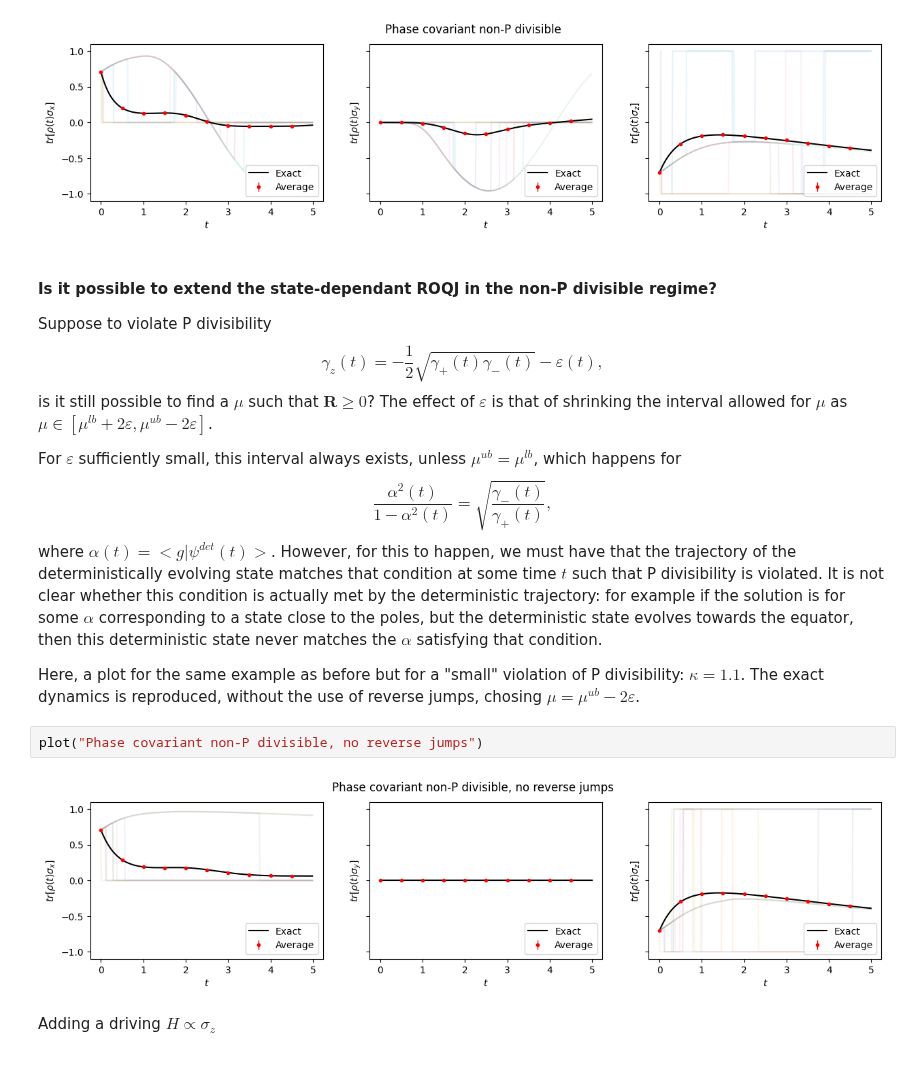
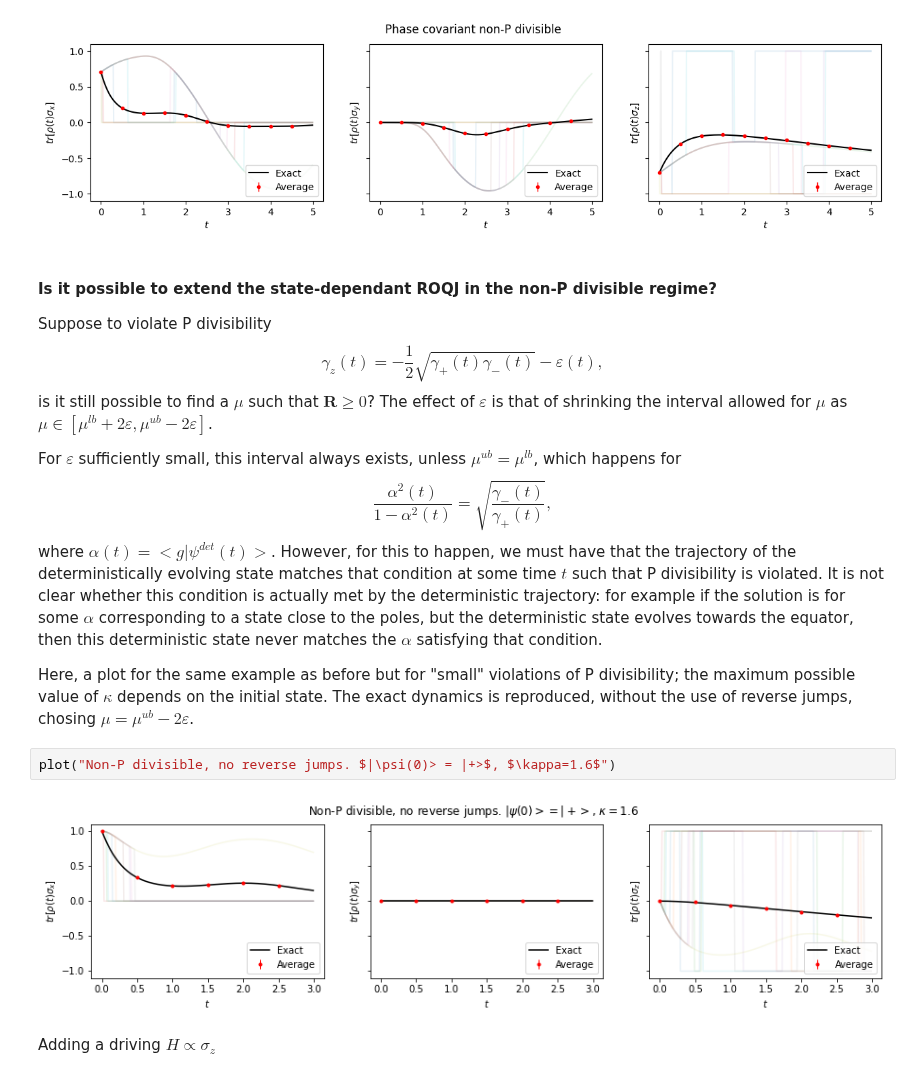
Before and after one commit to federicoSettimo/ROQJ, a Jupyter notebook: Examples/Phase covariant.ipynb, the cells around one changed output. Saved outputs shown, nothing was run; the diff lists cells and outputs as text.

```diff
--- a/Examples/Phase covariant.ipynb
+++ b/Examples/Phase covariant.ipynb
@@ -244,10 +244,11 @@ where $\alpha(t) = <g|\psi^{det}(t)>$.
 However, for this to happen, we must have that the trajectory of the deterministically evolving state matches that condition at some time $t$ such that P divisibility is violated.
 It is not clear whether this condition is actually met by the deterministic trajectory: for example if the solution is for some $\alpha$ corresponding to a state close to the poles, but the deterministic state evolves towards the equator, then this deterministic state never matches the $\alpha$ satisfying that condition.
 
-Here, a plot for the same example as before but for a "small" violation of P divisibility: $\kappa=1.1$. The exact dynamics is reproduced, without the use of reverse jumps, chosing $\mu = \mu^{ub}-2\varepsilon$.
+Here, a plot for the same example as before but for "small" violations of P divisibility; the maximum possible value of $\kappa$ depends on the initial state.
+The exact dynamics is reproduced, without the use of reverse jumps, chosing $\mu = \mu^{ub}-2\varepsilon$.
 # %%
-plot("Phase covariant non-P divisible, no reverse jumps")
+plot("Non-P divisible, no reverse jumps. $|\psi(0)> = |+>$, $\kappa=1.6$")
 # %% [output]
-[figure, old version]
+[figure, new version]
 # %% [markdown]
 Adding a driving $H\propto\sigma_z$
```
Also changed, not shown: parts of 7 cells of this notebook, 1 other file.
